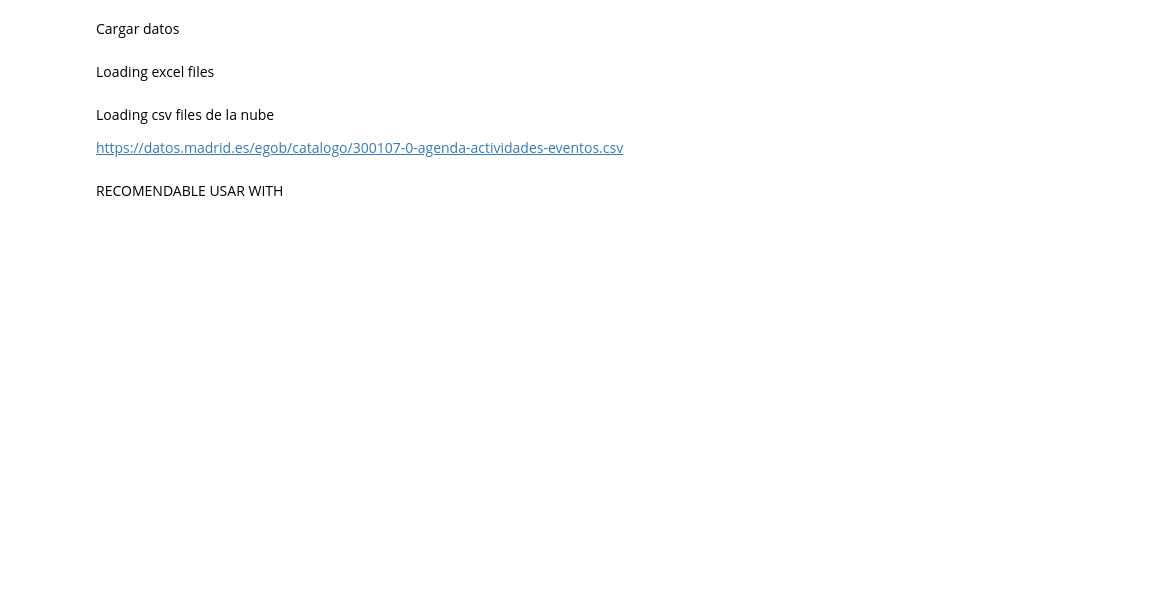
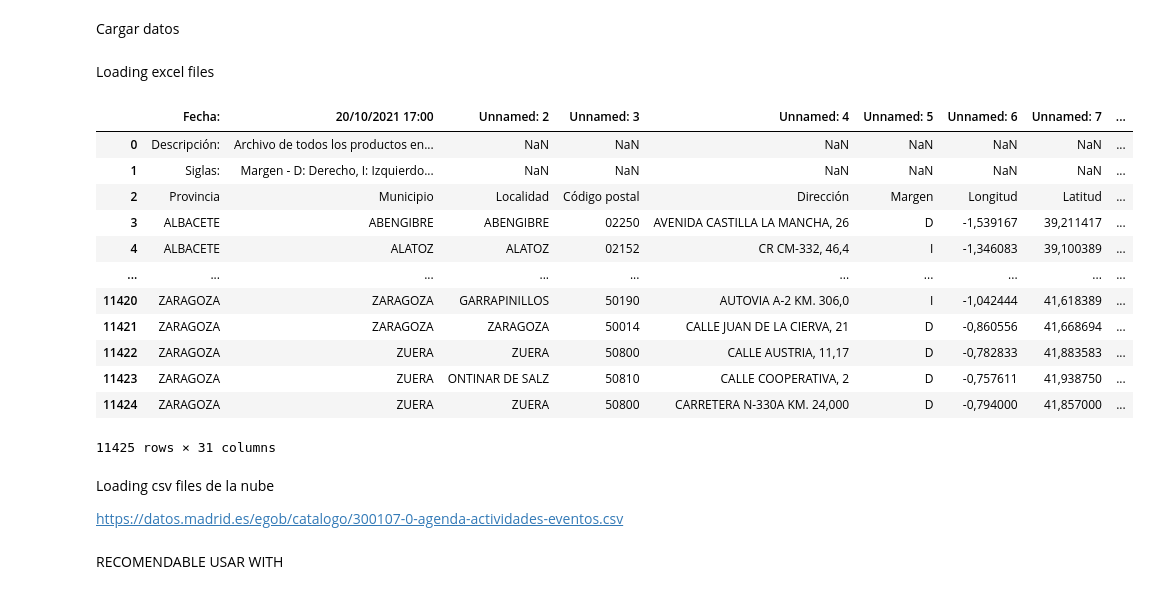
Before and after one commit to SantiagoBarreiroCampos/ClaseProgConcurrenteYDistribuida, a Jupyter notebook: QuintaPractica.ipynb, the cells around one changed output. Drawn from its saved outputs; the diff is of its cells as text; code cells hidden in the pictures; blank space fills up the shorter version.

```diff
--- a/QuintaPractica.ipynb
+++ b/QuintaPractica.ipynb
@@ -2,4 +2,22 @@
 Cargar datos
 # %% [markdown]
 Loading excel files
+# %%
+gasolinas = pd.read_excel("preciosEESS_es.xls")
+# %%
+gasolinas
+# %% [output]
+|  | Fecha: | 20/10/2021 17:00 | Unnamed: 2 | Unnamed: 3 | Unnamed: 4 | Unnamed: 5 | Unnamed: 6 | Unnamed: 7 | ... |
+| 0 | Descripción: | Archivo de todos los productos en... | NaN | NaN | NaN | NaN | NaN | NaN | ... |
+| 1 | Siglas: | Margen - D: Derecho, I: Izquierdo... | NaN | NaN | NaN | NaN | NaN | NaN | ... |
+| 2 | Provincia | Municipio | Localidad | Código postal | Dirección | Margen | Longitud | Latitud | ... |
+| 3 | ALBACETE | ABENGIBRE | ABENGIBRE | 02250 | AVENIDA CASTILLA LA MANCHA, 26 | D | -1,539167 | 39,211417 | ... |
+| 4 | ALBACETE | ALATOZ | ALATOZ | 02152 | CR CM-332, 46,4 | I | -1,346083 | 39,100389 | ... |
+| ... | ... | ... | ... | ... | ... | ... | ... | ... | ... |
+| 11420 | ZARAGOZA | ZARAGOZA | GARRAPINILLOS | 50190 | AUTOVIA A-2 KM. 306,0 | I | -1,042444 | 41,618389 | ... |
+| 11421 | ZARAGOZA | ZARAGOZA | ZARAGOZA | 50014 | CALLE JUAN DE LA CIERVA, 21 | D | -0,860556 | 41,668694 | ... |
+| 11422 | ZARAGOZA | ZUERA | ZUERA | 50800 | CALLE AUSTRIA, 11,17 | D | -0,782833 | 41,883583 | ... |
+| 11423 | ZARAGOZA | ZUERA | ONTINAR DE SALZ | 50810 | CALLE COOPERATIVA, 2 | D | -0,757611 | 41,938750 | ... |
+| 11424 | ZARAGOZA | ZUERA | ZUERA | 50800 | CARRETERA N-330A KM. 24,000 | D | -0,794000 | 41,857000 | ... |
+11425 rows × 31 columns
 # %% [markdown]
```
Also changed, not shown: parts of 1 cell of this notebook.
